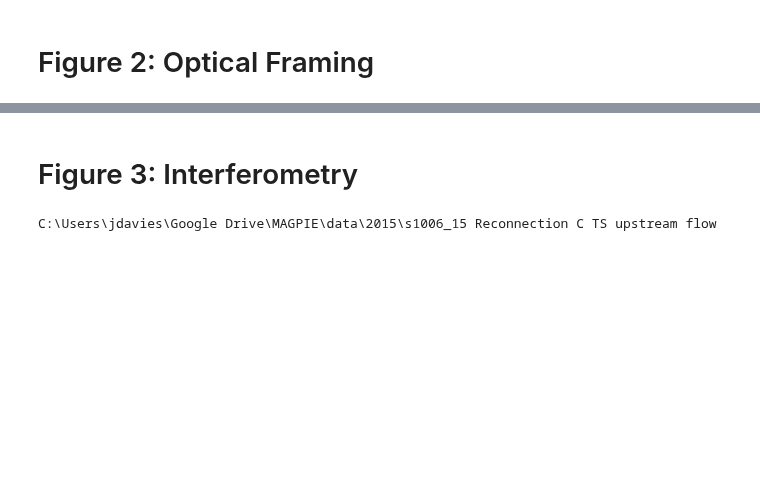
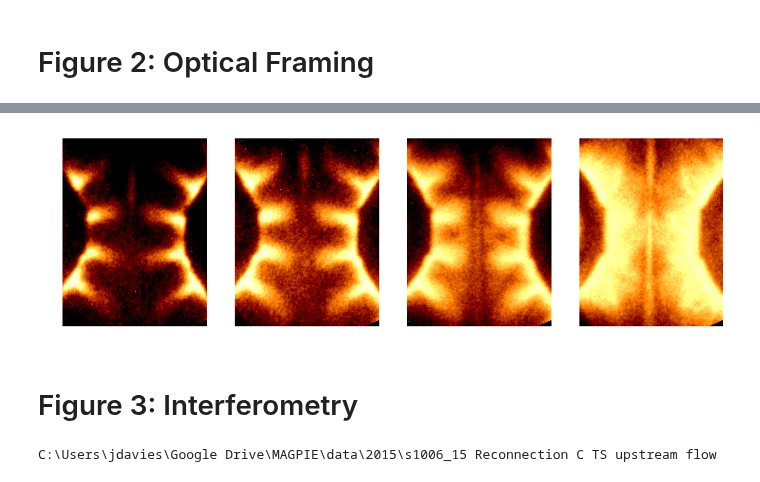
Before and after one commit to jdhare/magpie-analysis, a Jupyter notebook: Figures for Reconnection Paper.ipynb, the cells around one changed output, grey strips where cells are left out. Drawn from its saved outputs; the diff is of its cells as text; code cells hidden in the pictures; blank space fills up the shorter version.

```diff
--- a/Figures for Reconnection Paper.ipynb
+++ b/Figures for Reconnection Paper.ipynb
@@ -36,12 +43,14 @@ s.rotate(-90+25)
 s.crop((634,597), xcrop=230, ycrop=300)
 # %%
 fig, ax=plt.subplots(1,4,figsize=(14,8))
-s.plot_crop(frame=1, ax=ax[0], clim=[0.1,0.8])
-s.plot_crop(frame=2, ax=ax[1], clim=[0.1,0.8])
-s.plot_crop(frame=5, ax=ax[2], clim=[0.2,0.8])
-s.plot_crop(frame=11, ax=ax[3], clim=[0.5,1])
+s.plot_crop(frame=1, ax=ax[0], clim=[0.2,1])
+s.plot_crop(frame=2, ax=ax[1], clim=[0.2,1])
+s.plot_crop(frame=5, ax=ax[2], clim=[0.2,1.0])
+s.plot_crop(frame=11, ax=ax[3], clim=[0.2,1.0])
 for a in ax:
     a.set_title('')
+# %% [output]
+[figure, added]
 # %% [markdown]
 # Figure 3: Interferometry
 # %%
```
Also changed, not shown: parts of 6 cells of this notebook, 4 other files.
